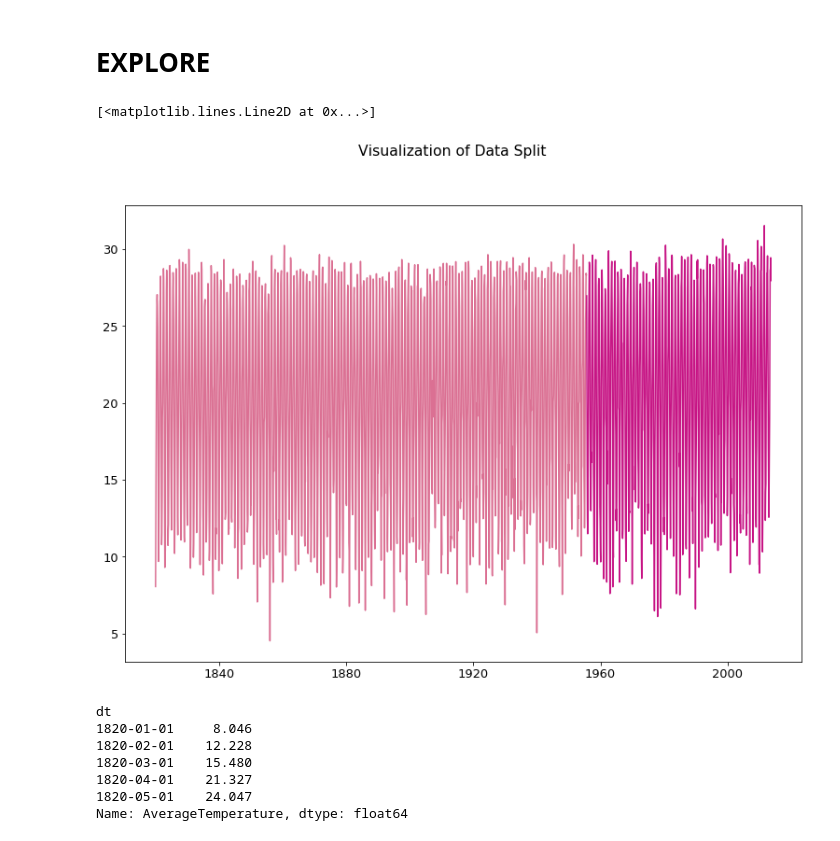
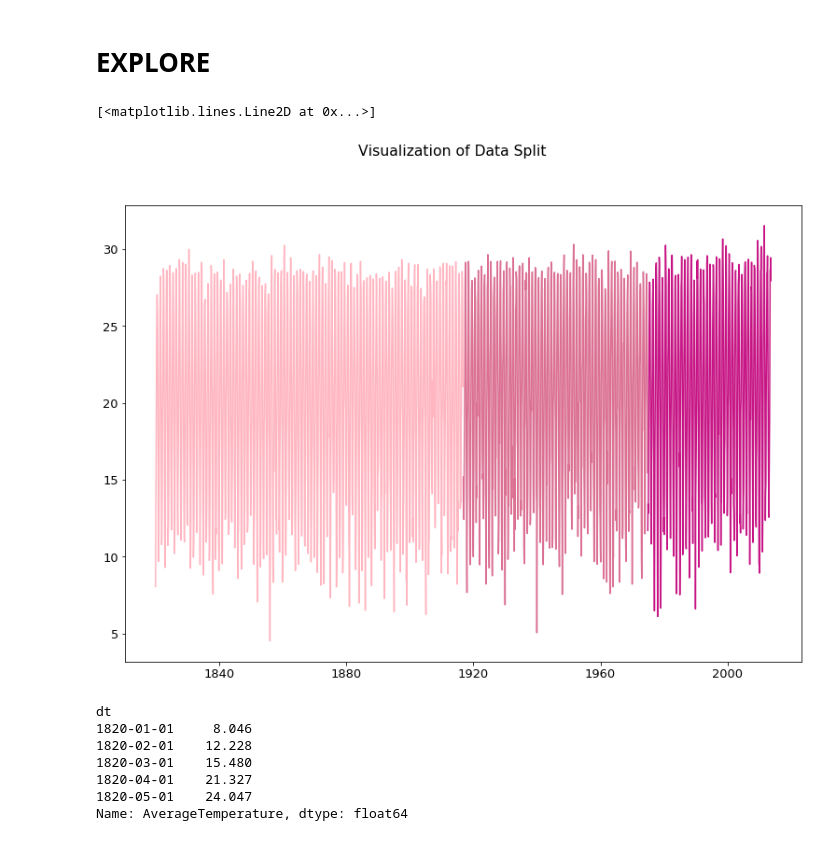
Before and after one commit to GabbyBarajasBroussard/climate-change-exercise, a Jupyter notebook: workbook.ipynb, the cells around one changed output. Saved outputs shown, nothing was run; the diff lists cells and outputs as text; code cells hidden in the pictures.

```diff
--- a/workbook.ipynb
+++ b/workbook.ipynb
@@ -120,13 +120,14 @@ Number of days between first and last day: 70737 days 00:00:00
 # %% [markdown]
 # EXPLORE
 # %%
-train, test = split_houston_data()
+train, validate, test = split_houston_data()
 plt.suptitle('Visualization of Data Split')
-plt.plot(train.index, train.AverageTemperature, color='palevioletred')
+plt.plot(train.index, train.AverageTemperature, color='lightpink')
+plt.plot(validate.index, validate.AverageTemperature, color='palevioletred')
 plt.plot(test.index, test.AverageTemperature, color='mediumvioletred')
 # %% [output]
 [<matplotlib.lines.Line2D at 0x...>]
-[figure, old version]
+[figure, new version]
 # %%
 #The target in a variable stored under y for ease of access.
 y = train.AverageTemperature
```
Also changed, not shown: parts of 12 cells of this notebook.
